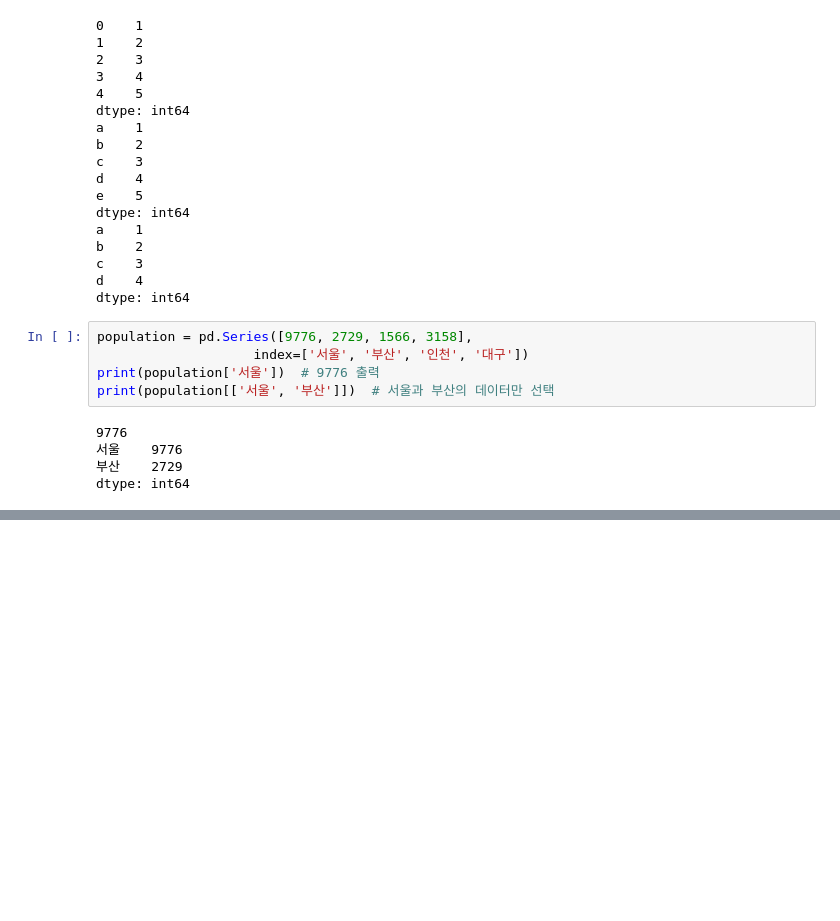
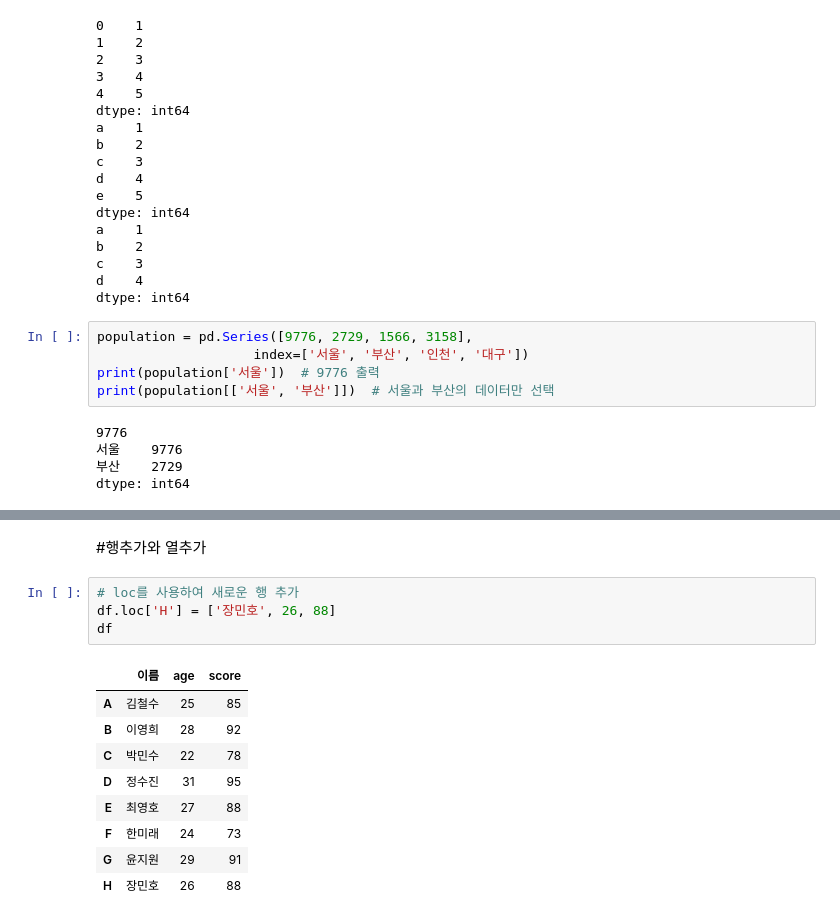
Before and after one commit to sungmin-kim310/hipython, a Jupyter notebook: 41.판다스연습.ipynb, the cells around one changed output, grey strips where cells are left out. Saved outputs shown, nothing was run; the diff lists cells and outputs as text; blank space fills up the shorter version.

```diff
--- a/41.판다스연습.ipynb
+++ b/41.판다스연습.ipynb
@@ -77,0 +501,16 @@ dtype: int64
+# %% [markdown]
+#행추가와 열추가
+# %%
+# loc를 사용하여 새로운 행 추가
+df.loc['H'] = ['장민호', 26, 88]
+df
+# %% [output]
+|  | 이름 | age | score |
+| A | 김철수 | 25 | 85 |
+| B | 이영희 | 28 | 92 |
+| C | 박민수 | 22 | 78 |
+| D | 정수진 | 31 | 95 |
+| E | 최영호 | 27 | 88 |
+| F | 한미래 | 24 | 73 |
+| G | 윤지원 | 29 | 91 |
+| H | 장민호 | 26 | 88 |
```
Also changed, not shown: parts of 57 cells of this notebook, 1 other file.
